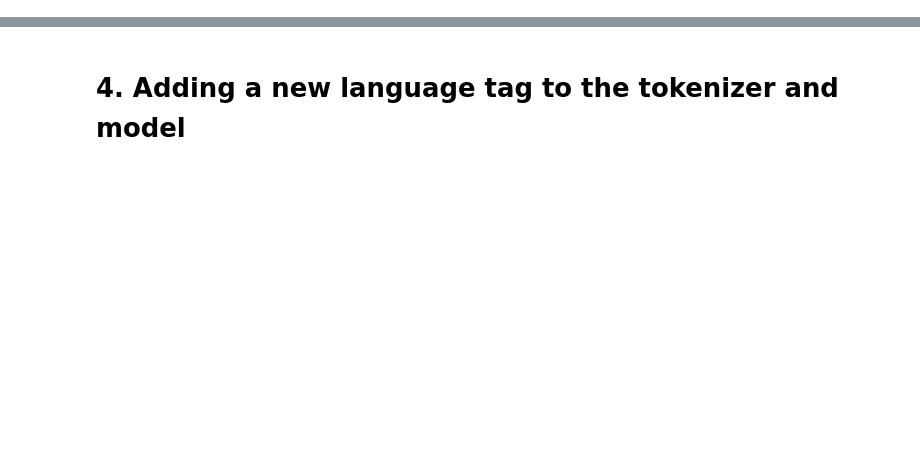
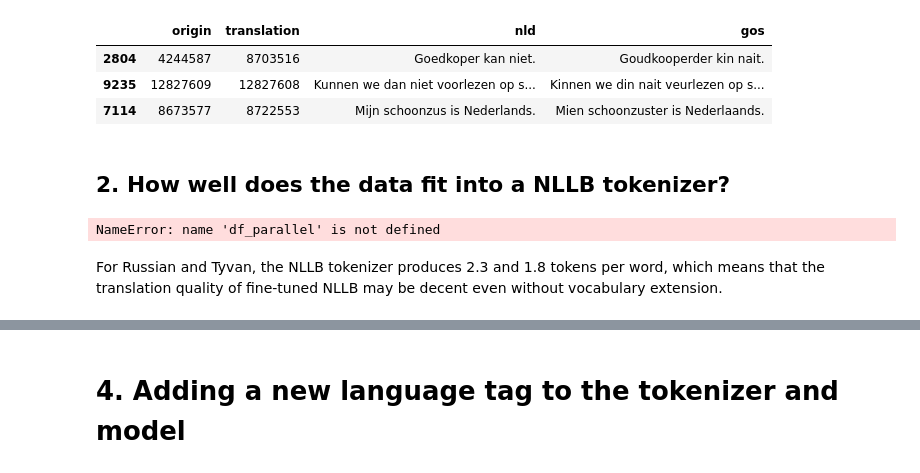
Before and after one commit to tom9358/nllb-tryout, a Jupyter notebook: multilanguage train.ipynb, the cells around one changed output, grey strips where cells are left out. Cells and saved outputs as stored; diff of their text form; code cells hidden in the pictures; blank space fills up the shorter version.

```diff
--- a/multilanguage train.ipynb
+++ b/multilanguage train.ipynb
@@ -286,0 +14,40 @@ Indeed, after normalizing texts, none of them contain unknown tokens. We will us
+# %%
+import pandas as pd
+import re
+from sklearn.model_selection import train_test_split
+
+pd.options.display.max_colwidth = 80
+
+# Load the Dutch and Gronings sentences
+gos_sentences = pd.read_csv("../tatoeba/gos_sentences.tsv.bz2", sep="\t", header=None, names=["id", "language", "gos"])
+nld_sentences = pd.read_csv("../tatoeba/nld_sentences.tsv.bz2", sep="\t", header=None, names=["id", "language", "nld"])
+
+# Extract the links between the sentences
+link_sentences = pd.read_csv("/tatoeba/links.tar.bz2", sep="\t", header=None, names=["origin", "translation"])
+
+# sentences = gos_sentences['gos']
+# words = [re.sub(r'[^\w\s]', '', s).lower().split() for s in sentences]
+# allwords = [word for sublist in words for word in sublist]
+# unique_words = set(allwords)
+# print("Aantal unieke woorden:", len(unique_words))
+
+# Merge the datasets to find translation pairs
+df_parallel = link_sentences.merge(nld_sentences, left_on="origin", right_on="id").merge(gos_sentences, left_on="translation", right_on="id")[["origin", "translation", "nld", "gos"]]
+if df_parallel.isnull().any().any(): print('null entries found')
+# print(len(df_parallel))
+
+# Optionally, save to a CSV file
+# df_parallel.to_csv("../tatoeba/tatoeba_pairs.csv", index=False)
+
+# First split into train (98%) and temp (2%)
+df_train, df_temp = train_test_split(df_parallel, test_size=0.02, random_state=9358)
+# Then split the temp (2%) into validation (1%) and test (1%)
+df_validate, df_test = train_test_split(df_temp, test_size=0.5, random_state=9358)
+
+del df_temp, link_sentences, nld_sentences, gos_sentences
+display(df_test.sample(3))
+# %% [output]
+|  | origin | translation | nld | gos |
+| 2804 | 4244587 | 8703516 | Goedkoper kan niet. | Goudkooperder kin nait. |
+| 9235 | 12827609 | 12827608 | Kunnen we dan niet voorlezen op s... | Kinnen we din nait veurlezen op s... |
+| 7114 | 8673577 | 8722553 | Mijn schoonzus is Nederlands. | Mien schoonzuster is Nederlaands. |
@@ -286,0 +76,12 @@ Indeed, after normalizing texts, none of them contain unknown tokens. We will us
+# %% [markdown]
+## 2. How well does the data fit into a NLLB tokenizer?
+# %%
+from transformers import NllbTokenizer
+import re
+
+tokenizer = NllbTokenizer.from_pretrained(modelname, cache_dir=modelpath)
+
+texts_with_unk = [text for text in df_parallel.gos if tokenizer.unk_token_id in tokenizer(text).input_ids]
+if len(texts_with_unk)>0.001*len(df_parallel): print('more than 0.1% <unk> tokens found!')
+# %% [output]
+NameError: name 'df_parallel' is not defined
@@ -286,0 +106,2 @@ Indeed, after normalizing texts, none of them contain unknown tokens. We will us
+# %% [markdown]
+For Russian and Tyvan, the NLLB tokenizer produces 2.3 and 1.8 tokens per word, which means that the translation quality of fine-tuned NLLB may be decent even without vocabulary extension.
```
Also changed, not shown: parts of 94 cells of this notebook.
